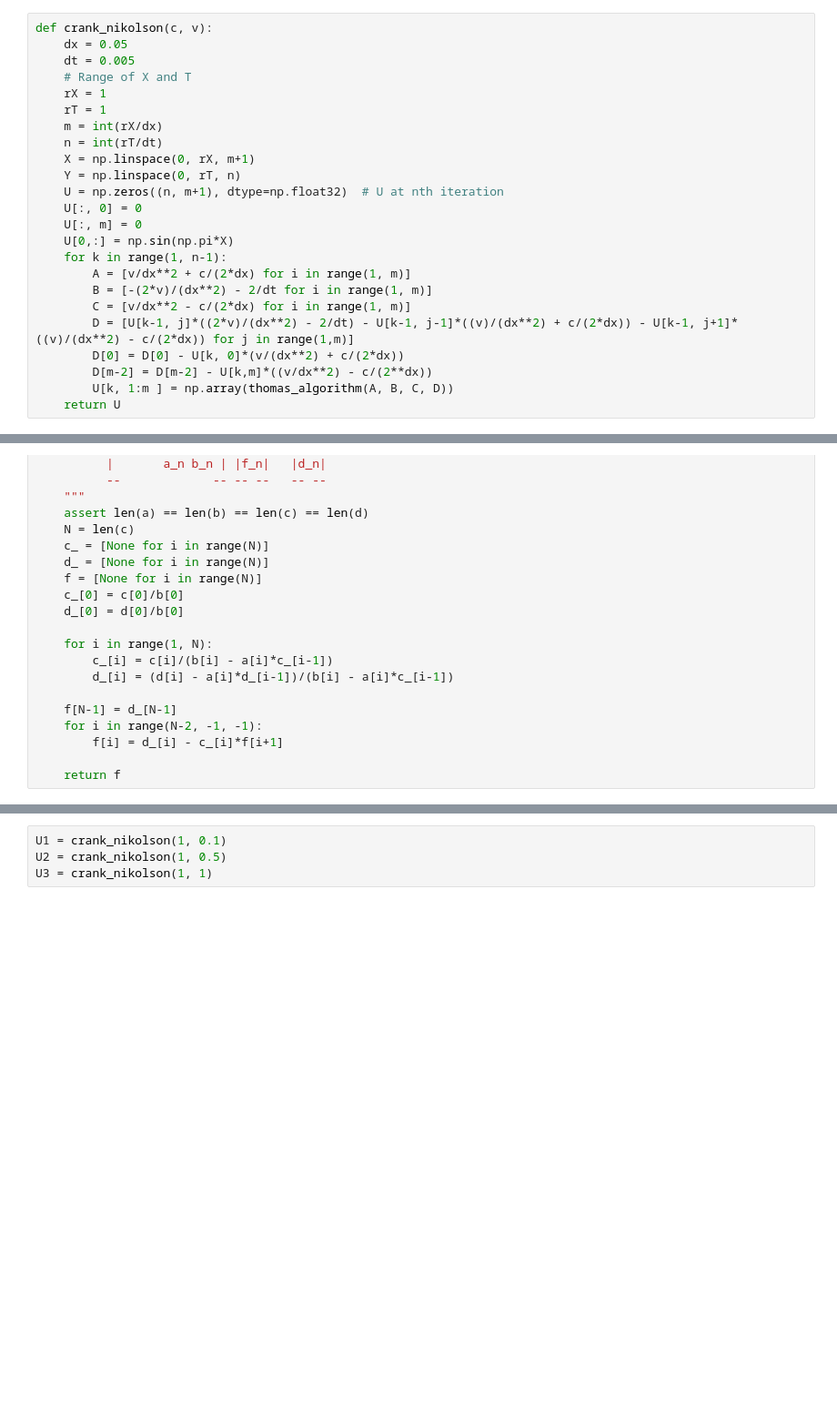
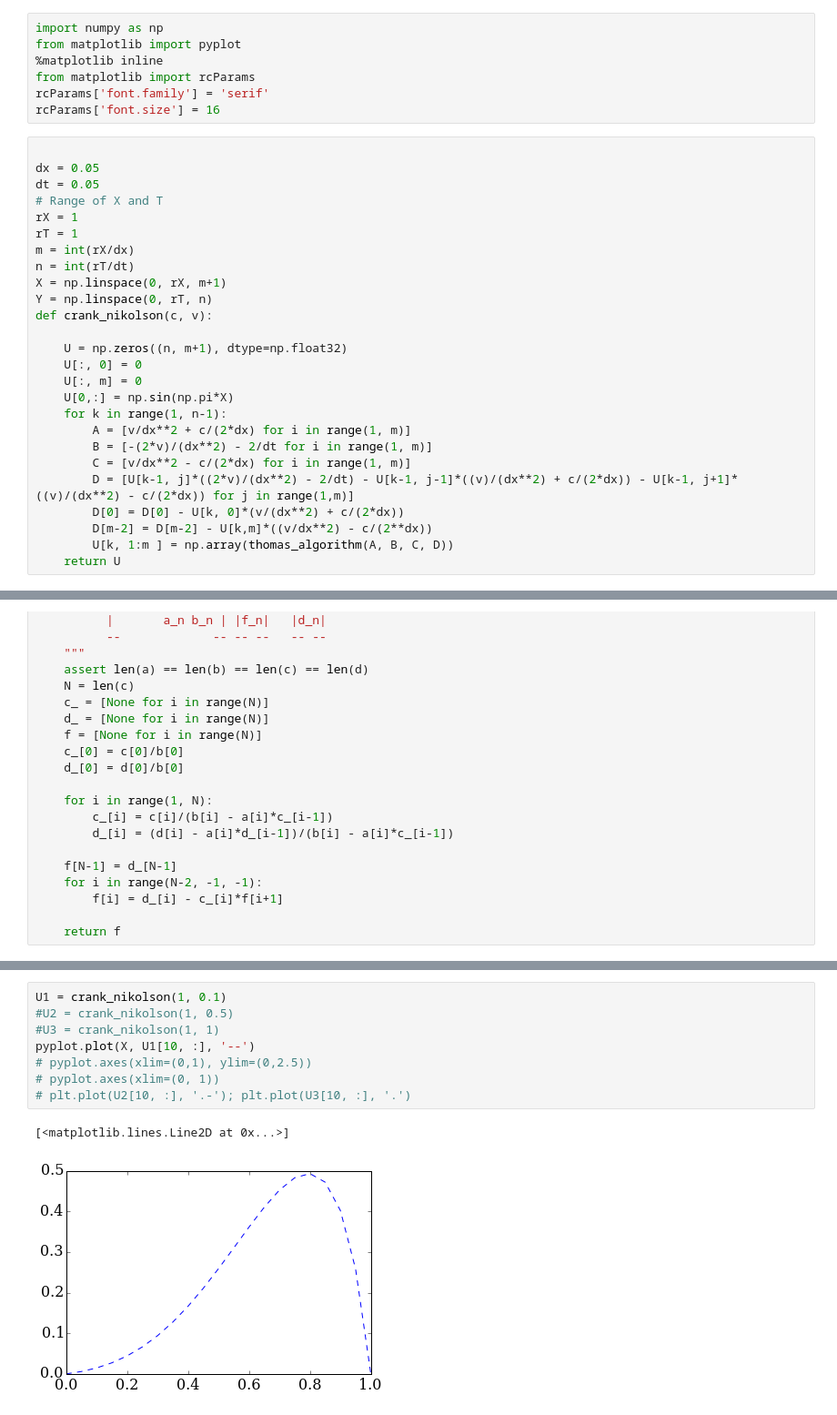
Before and after one commit to anujmenta/ant, a Jupyter notebook: notebooks/crank_nicolson.ipynb, the cells around one changed output, grey strips where cells are left out. Shown at 91% size. Drawn from its saved outputs; the diff is of its cells as text; blank space fills up the shorter version.

```diff
--- a/notebooks/crank_nicolson.ipynb
+++ b/notebooks/crank_nicolson.ipynb
@@ -6,15 +11,24 @@ import matplotlib.pyplot as plt
+# %%
+import numpy as np
+from matplotlib import pyplot
+%matplotlib inline
+from matplotlib import rcParams
+rcParams['font.family'] = 'serif'
+rcParams['font.size'] = 16
 # %%
+
+dx = 0.05
+dt = 0.05
+# Range of X and T
+rX = 1
+rT = 1
+m = int(rX/dx)
+n = int(rT/dt)
+X = np.linspace(0, rX, m+1)
+Y = np.linspace(0, rT, n)
 def crank_nikolson(c, v):
-    dx = 0.05
-    dt = 0.005
-    # Range of X and T
-    rX = 1
-    rT = 1
-    m = int(rX/dx)
-    n = int(rT/dt)
-    X = np.linspace(0, rX, m+1)
-    Y = np.linspace(0, rT, n)
-    U = np.zeros((n, m+1), dtype=np.float32)  # U at nth iteration
+
+    U = np.zeros((n, m+1), dtype=np.float32)
     U[:, 0] = 0
     U[:, m] = 0
     U[0,:] = np.sin(np.pi*X)
@@ -60,4 +111,11 @@ def thomas_algorithm(a, b, c, d):
 # %%
 U1 = crank_nikolson(1, 0.1)
-U2 = crank_nikolson(1, 0.5)
-U3 = crank_nikolson(1, 1)
+#U2 = crank_nikolson(1, 0.5)
+#U3 = crank_nikolson(1, 1)
+pyplot.plot(X, U1[10, :], '--')
+# pyplot.axes(xlim=(0,1), ylim=(0,2.5))
+# pyplot.axes(xlim=(0, 1))
+# plt.plot(U2[10, :], '.-'); plt.plot(U3[10, :], '.')
+# %% [output]
+[<matplotlib.lines.Line2D at 0x...>]
+[figure, added]
```
Also changed, not shown: parts of 9 cells of this notebook.
